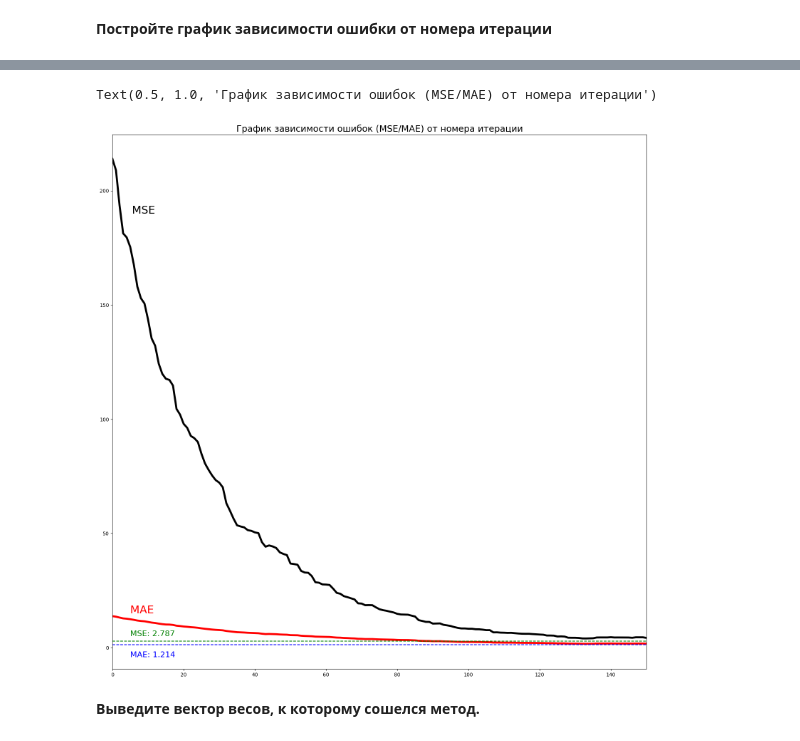
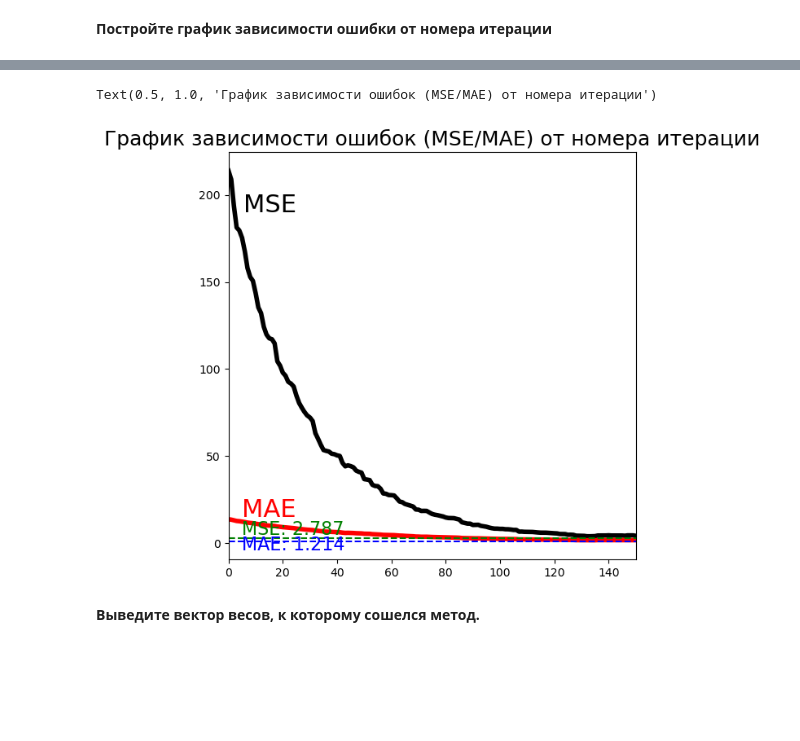
Before and after one commit to hoittoken/Python, a Jupyter notebook: Py/Math&ML/math&ml-6 ans_optim/math_ml_6_optimization_Aubakirov.ipynb, the cells around one changed output, grey strips where cells are left out. Cells and saved outputs as stored; diff of their text form; code cells hidden in the pictures; blank space fills up the shorter version.

```diff
--- a/Py/Math&ML/math&ml-6 ans_optim/math_ml_6_optimization_Aubakirov.ipynb
+++ b/Py/Math&ML/math&ml-6 ans_optim/math_ml_6_optimization_Aubakirov.ipynb
@@ -313,7 +313,7 @@ def stochastic_gradient_descent(X, y, w, eta=0.1, max_iter=10000, min_distance=0
 
     mae_errors = []
 
-    w_values_list = []
+    w_value = []
 
     iter_count = 0
 
@@ -336,11 +336,11 @@ def stochastic_gradient_descent(X, y, w, eta=0.1, max_iter=10000, min_distance=0
 **Постройте график зависимости ошибки от номера итерации**
 # %%
 %time
-w, w_values, mse_errors, mae_errors, iter_count = stochastic_gradient_descent(X, y, np.zeros(4), 0.01, 10000, 0.0001)
+w, w_value, mse_errors, mae_errors, iter_count = stochastic_gradient_descent(X, y, np.zeros(4), 0.01, 10000, 0.0001)
 
 import matplotlib.pyplot as plt
 
-fig = plt.figure(figsize=(15, 15))
+fig = plt.figure(figsize=(5, 5))
 ax = fig.add_axes([0.3,0.3,1,1])
 ax.plot(mse_errors, c='k', linewidth=4)
 ax.plot(mae_errors, c='r', linewidth=4)
@@ -358,5 +358,5 @@ Wall time: 8.34 µs
 Text(0.5, 1.0, 'График зависимости ошибок (MSE/MAE) от номера итерации')
-[figure, old version]
+[figure, new version]
 # %% [markdown]
 **Выведите вектор весов, к которому сошелся метод.**
 # %%
```
Also changed, not shown: parts of 2 cells of this notebook, 2 other files.
